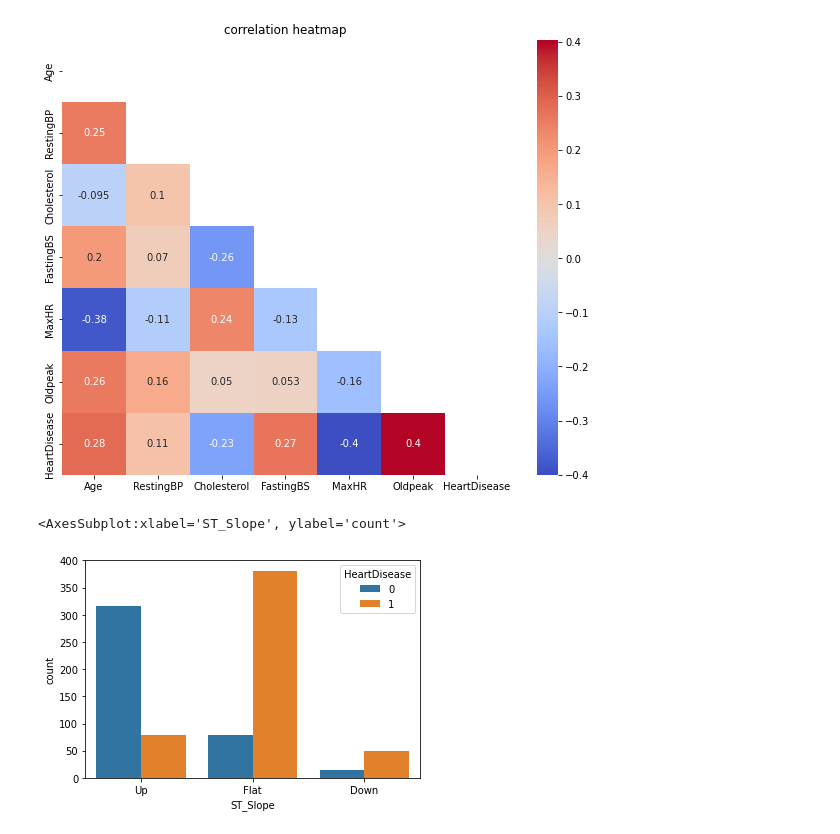
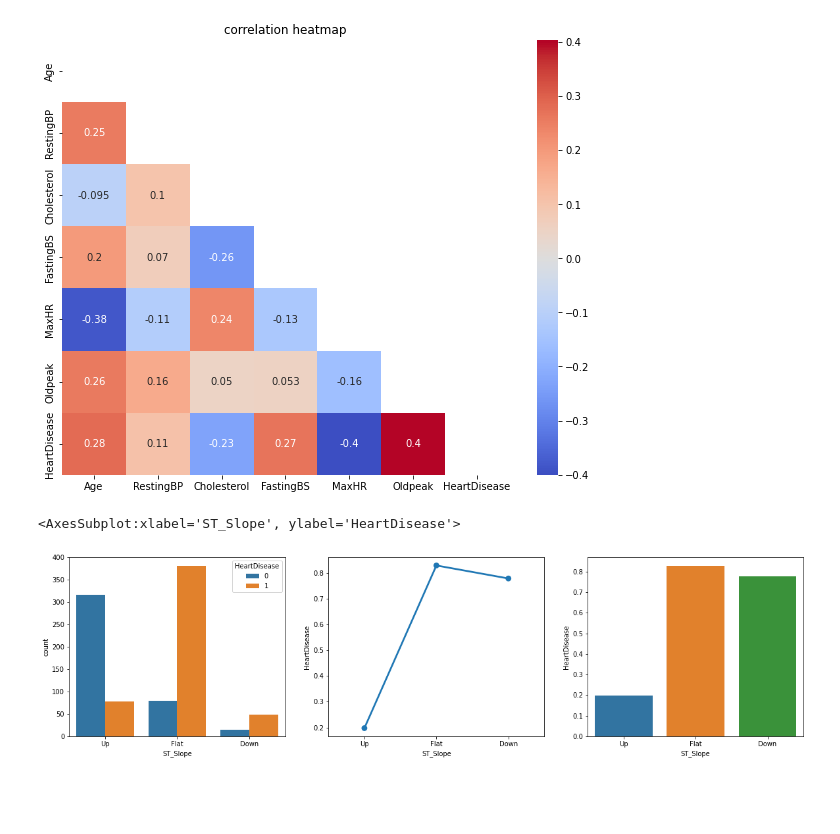
Before and after one commit to fadh1l/heart-pred-sys, a Jupyter notebook: heartpred.ipynb, the cells around one changed output. Cells and saved outputs as stored; diff of their text form; code cells hidden in the pictures; blank space fills up the shorter version.

```diff
--- a/heartpred.ipynb
+++ b/heartpred.ipynb
@@ -72,8 +72,13 @@ plt.title('correlation heatmap')
 plt.show()
 # %% [output]
 [figure]
-# %%
-sns.countplot(x="ST_Slope", hue="HeartDisease", data=df)
-# %% [output]
-<AxesSubplot:xlabel='ST_Slope', ylabel='count'>
-[figure, removed]
+# %%
+fig, axes = plt.subplots(1,3, figsize=(20,5))
+sns.countplot(x="ST_Slope", hue="HeartDisease", data=df, ax=axes[0])
+sns.pointplot("ST_Slope", y="HeartDisease", data=df, ci=None, ax=axes[1])
+sns.barplot("ST_Slope", y="HeartDisease", data=df, ci=None, ax=axes[2])
+
+#strong correlation between flat and down sloping ST segment and heart disease
+# %% [output]
+<AxesSubplot:xlabel='ST_Slope', ylabel='HeartDisease'>
+[figure, added]
```
Also changed, not shown: parts of 1 cell of this notebook.
